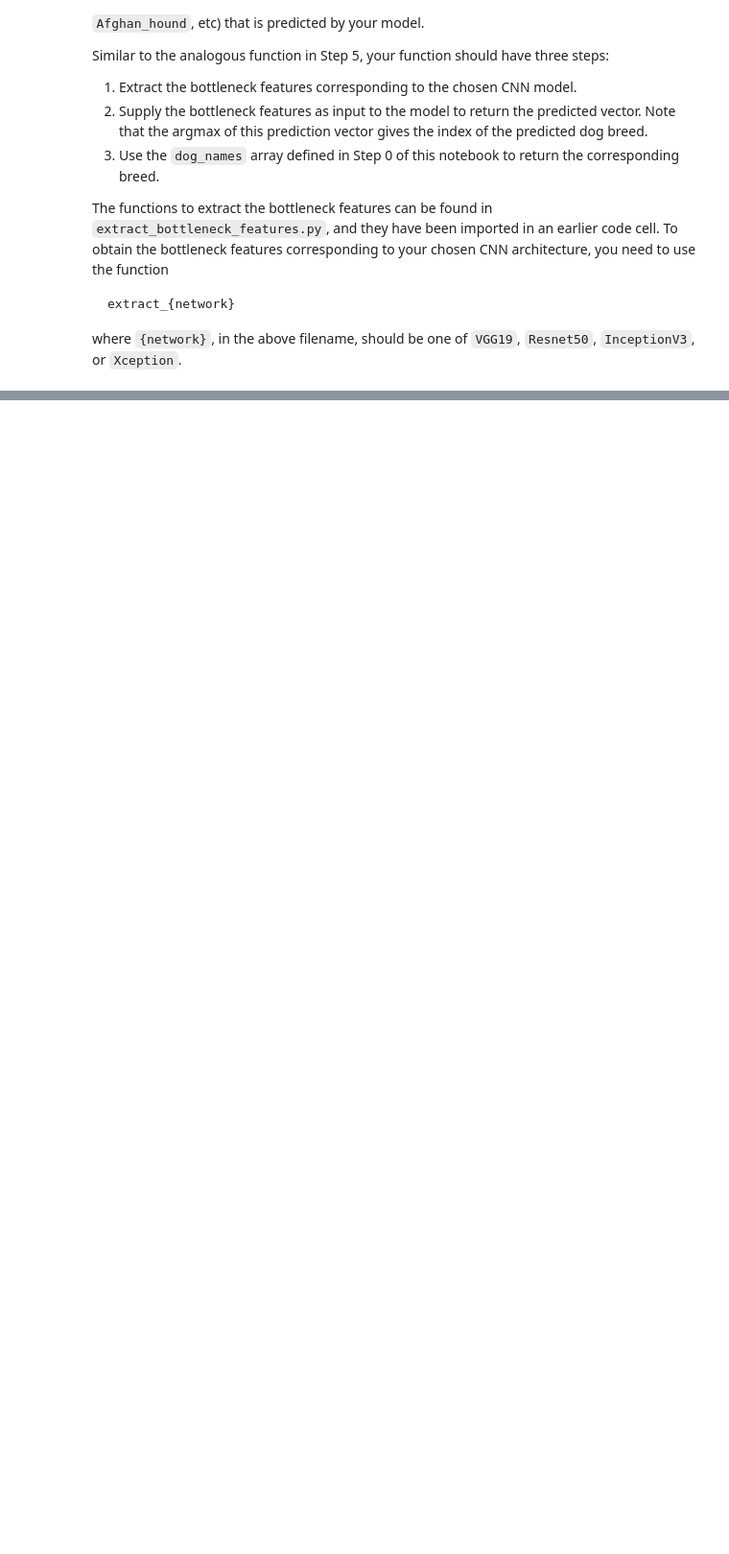
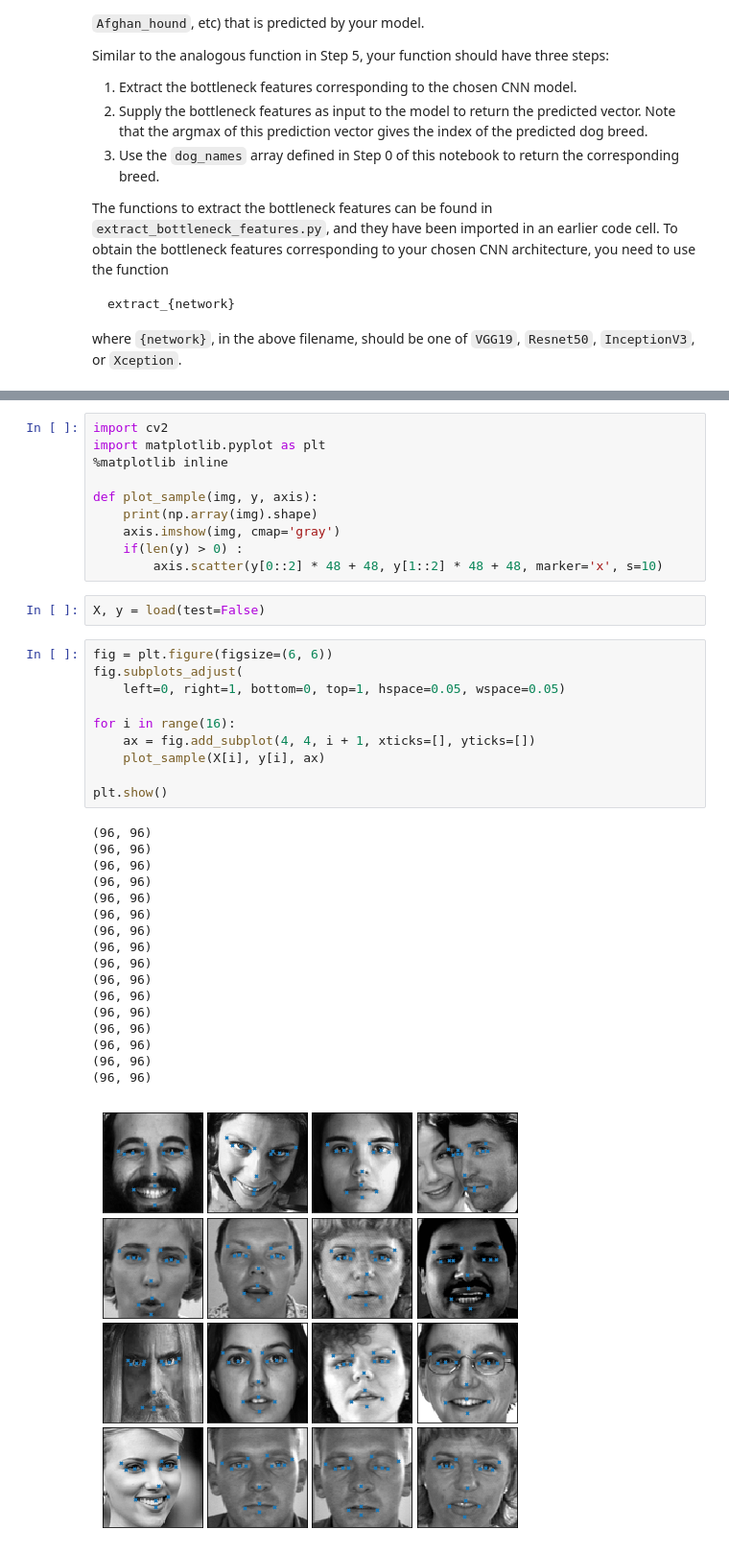
Before and after one commit to danielblignaut/dog-breed-cnn-classifier, a Jupyter notebook: dog_app.ipynb, the cells around one changed output, grey strips where cells are left out. Shown at 96% size. Drawn from its saved outputs; the diff is of its cells as text; blank space fills up the shorter version.

```diff
--- a/dog_app.ipynb
+++ b/dog_app.ipynb
@@ -875,0 +1588,40 @@ In order to submit, please do the following:
+# %%
+import cv2
+import matplotlib.pyplot as plt
+%matplotlib inline
+
+def plot_sample(img, y, axis):
+    print(np.array(img).shape)
+    axis.imshow(img, cmap='gray')
+    if(len(y) > 0) :
+        axis.scatter(y[0::2] * 48 + 48, y[1::2] * 48 + 48, marker='x', s=10)
+# %%
+X, y = load(test=False)
+# %%
+fig = plt.figure(figsize=(6, 6))
+fig.subplots_adjust(
+    left=0, right=1, bottom=0, top=1, hspace=0.05, wspace=0.05)
+
+for i in range(16):
+    ax = fig.add_subplot(4, 4, i + 1, xticks=[], yticks=[])
+    plot_sample(X[i], y[i], ax)
+
+plt.show()
+# %% [output]
+(96, 96)
+(96, 96)
+(96, 96)
+(96, 96)
+(96, 96)
+(96, 96)
+(96, 96)
+(96, 96)
+(96, 96)
+(96, 96)
+(96, 96)
+(96, 96)
+(96, 96)
+(96, 96)
+(96, 96)
+(96, 96)
+[figure, added]
```
Also changed, not shown: parts of 51 cells of this notebook, 4 other files.
